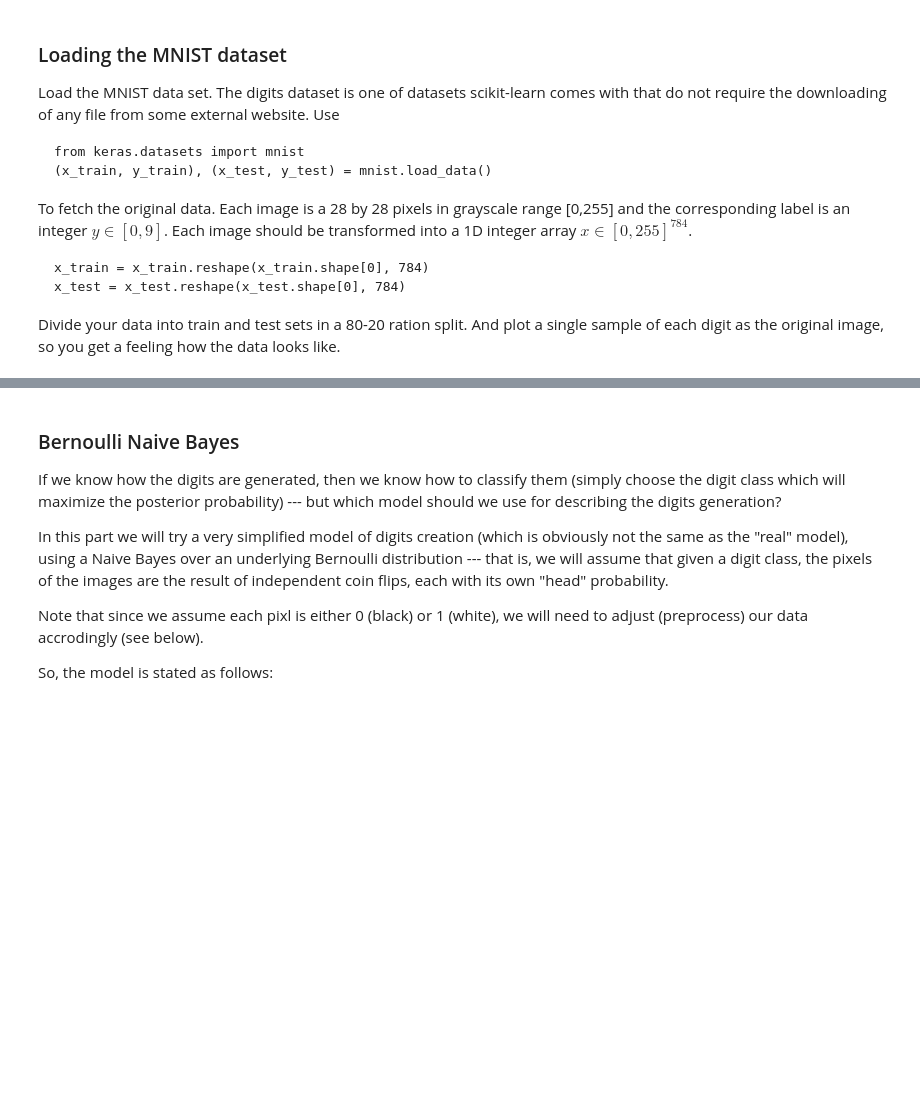
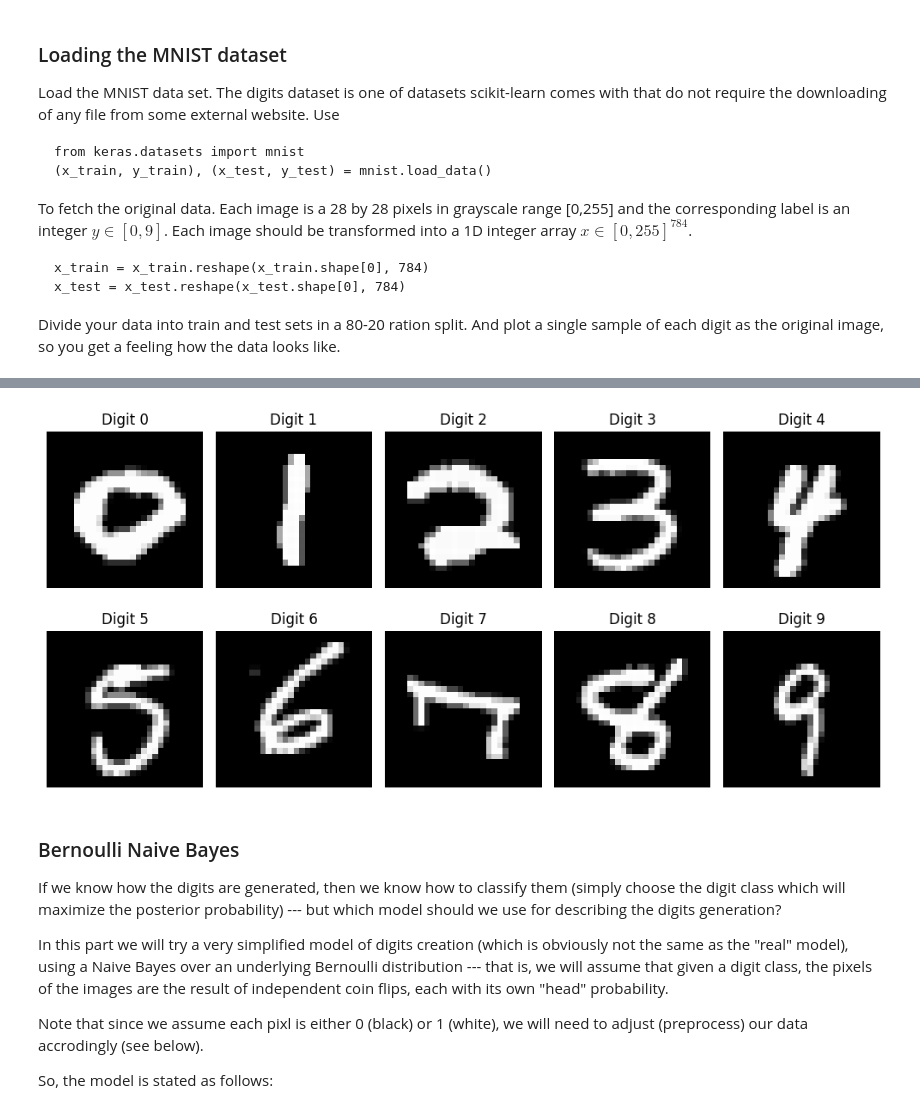
Before and after one commit to ofekvs18/miRNA-interaction-kaggle, a Jupyter notebook: Ex2_WIP_supervised_learning.ipynb, the cells around one changed output, grey strips where cells are left out. Saved outputs shown, nothing was run; the diff lists cells and outputs as text; code cells hidden in the pictures; blank space fills up the shorter version.

```diff
--- a/Ex2_WIP_supervised_learning.ipynb
+++ b/Ex2_WIP_supervised_learning.ipynb
@@ -35,0 +32,31 @@ Divide your data into train and test sets in a 80-20 ration split. And plot a si
+# %%
+# Import
+from keras.datasets import mnist
+from sklearn.model_selection import train_test_split
+import numpy as np
+import matplotlib.pyplot as plt
+(x_train, y_train), (x_test, y_test) = mnist.load_data()
+
+x_train = x_train.reshape(x_train.shape[0], 784)
+x_test = x_test.reshape(x_test.shape[0], 784)
+
+## Concate and then resplit in 8:2 ratio
+X = np.concatenate([x_train, x_test])
+y = np.concatenate([y_train, y_test])
+
+X_train, X_test, y_train, y_test = train_test_split(X, y, test_size=0.2, random_state=42)
+
+# Plot
+plt.figure(figsize=(10, 5))
+for i in range(10):
+    plt.subplot(2, 5, i + 1)
+    digit_indices = np.where(y_train == i)[0]
+    random_index = np.random.choice(digit_indices)
+    digit_image = X_train[random_index].reshape(28, 28)
+    plt.imshow(digit_image, cmap='gray')
+    plt.title(f"Digit {i}")
+    plt.axis('off')
+
+plt.tight_layout()
+plt.show()
+# %% [output]
@@ -36,3 +65,4 @@ Divide your data into train and test sets in a 80-20 ration split. And plot a si
+[figure, added]
 # %% [markdown]
 ### Bernoulli Naive Bayes
 If we know how the digits are generated, then we know how to classify them (simply choose the digit class which will maximize the posterior probability) --- but which model should we use for describing the digits generation?
```
Also changed, not shown: parts of 18 cells of this notebook.
